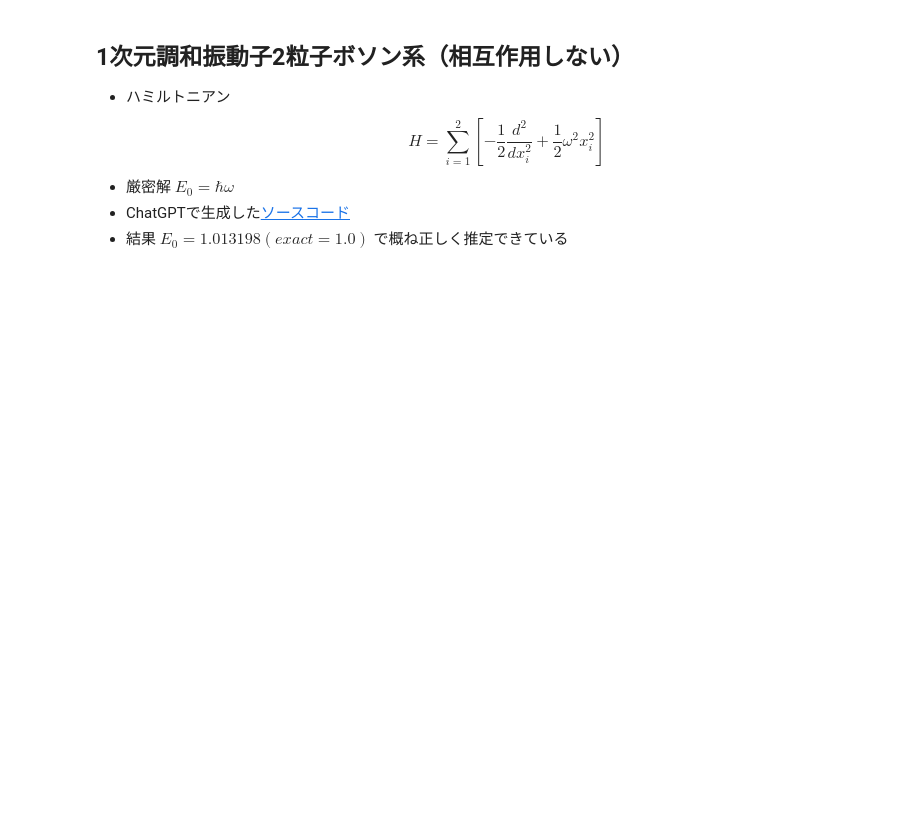
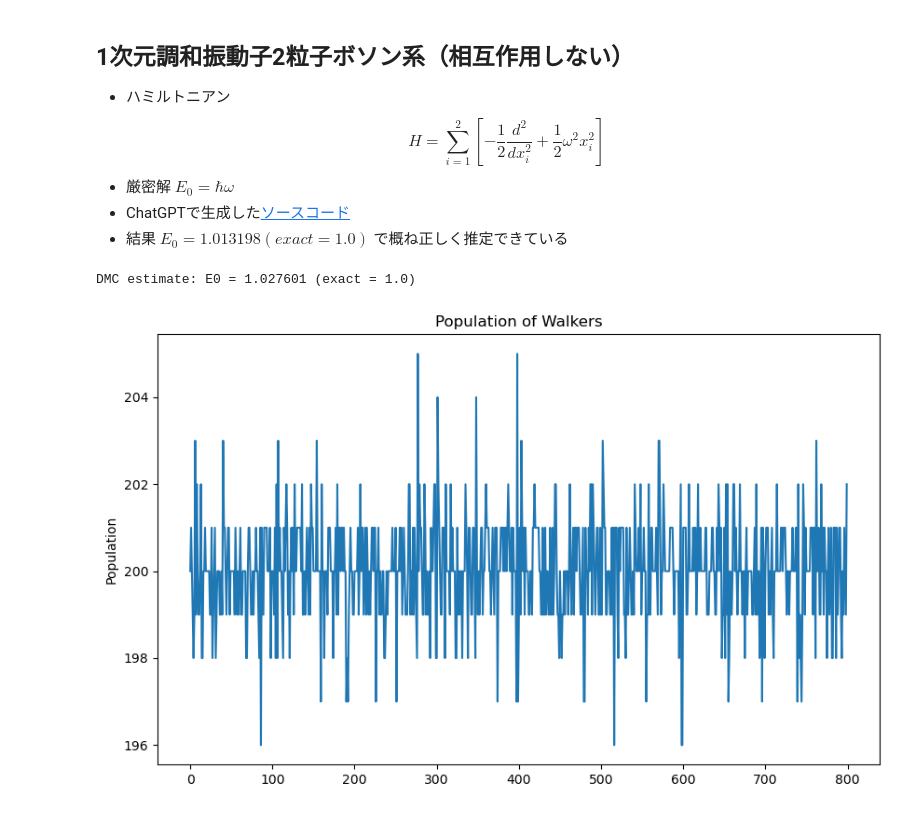
Before and after one commit to harada4atsushi/SeniorThesis, a Jupyter notebook: diffusion_monte_carlo.ipynb, the cells around one changed output. Saved outputs shown, nothing was run; the diff lists cells and outputs as text; code cells hidden in the pictures; blank space fills up the shorter version.

```diff
--- a/diffusion_monte_carlo.ipynb
+++ b/diffusion_monte_carlo.ipynb
@@ -231,37 +303,42 @@ def dmc_1d_2p_harmonic(
         EL_p = local_energy(X_prop)
 
         # ---- branching weights ----
-        w = np.exp(-dt * (0.5 * (EL + EL_p) - 2*E_T))
+        w = np.exp(-dt * 0.5 * (EL + EL_p - 2*E_T))
         m = np.floor(w + rng.random(w.size)).astype(int)
 
         # 子孫を生成
         survivors_mask = m > 0
 
         # m > 0となったx'のみを抜き出して、mの分複製する
         X_new = np.repeat(X_prop[survivors_mask], m[survivors_mask], axis=0)
 
         # ---- population control (feedback procedure) ----
         N_new = X_new.shape[0]
         E_0 = local_energy(X_new).mean()
         E_T = E_0 - np.log(N_new/n_walkers)/(k*dt)
         X = X_new
 
         # ---- mixed estimator: エネルギー推定（burn-in後に記録）----
         if step >= burn_in:
             # 混合推定量は単純に E_L のウォーカー平均
             E_step = np.mean(local_energy(X))
             E_samples.append(E_step)
 
     if len(E_samples) == 0:
         return np.nan, np.nap
 
     # walker平均の平均がエネルギー推定値
     E_arr = np.array(E_samples)
     E_est = E_arr.mean()
-    return E_est, X_hist
+    return E_est, E_arr, X_hist
 
-E_est, x_hist = dmc_1d_2p_harmonic(n_walkers=200, n_steps=400, burn_in=100, alpha=0.3)
+E_est, E_arr, X_hist = dmc_1d_2p_harmonic(n_walkers=200, n_steps=800, burn_in=200, alpha=0.3)
 print(f"DMC estimate: E0 = {E_est:.6f} (exact = 1.0)")
+
+plot_walkers_population(plt, X_hist)
+# %% [output]
+DMC estimate: E0 = 1.027601 (exact = 1.0)
+[figure, added]
 # %% [markdown]
 ## 1次元調和振動子2粒子フェルミオン系（相互作用しない, spinless）
 - ハミルトニアン:
```
Also changed, not shown: parts of 4 cells of this notebook.
